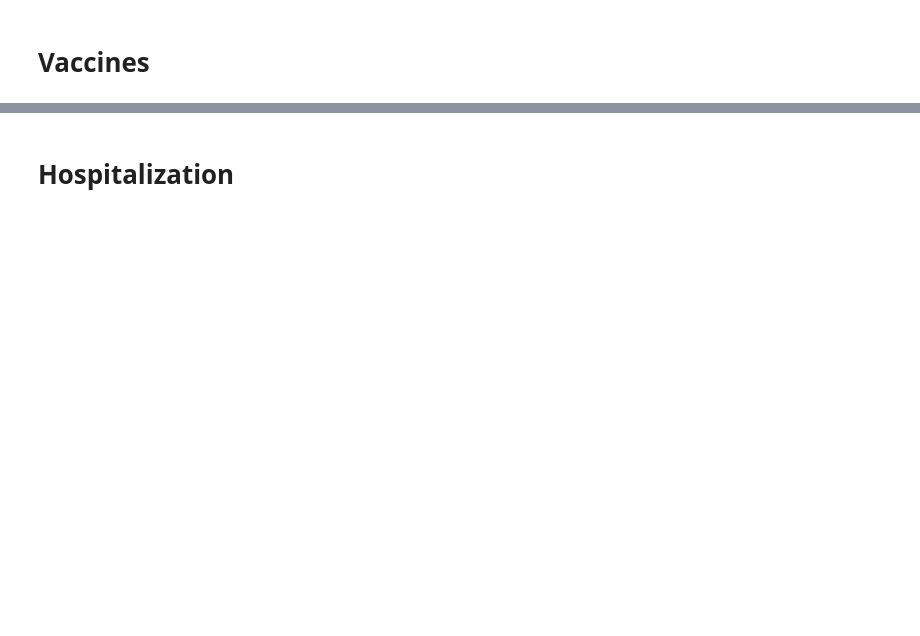
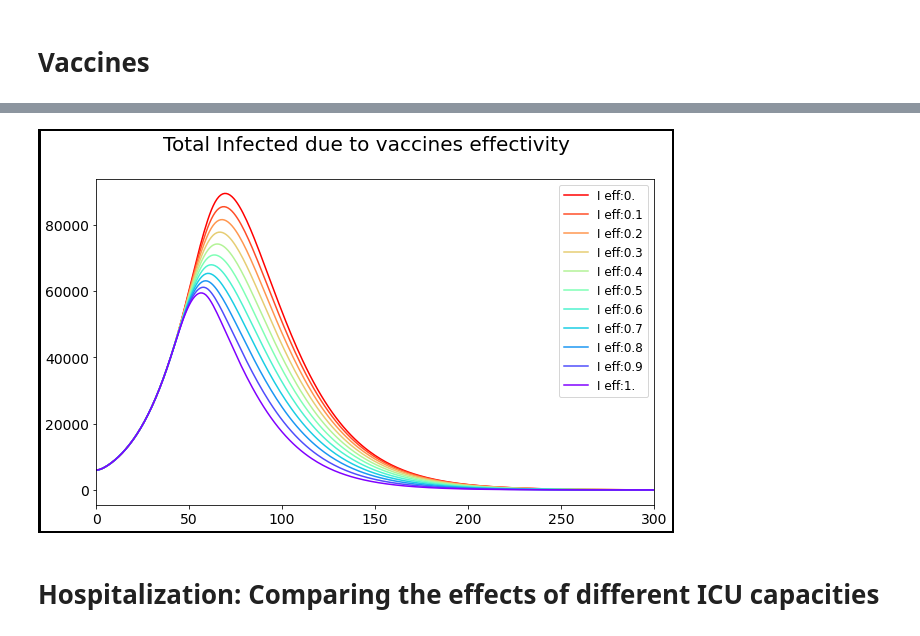
Before and after one commit to DLab/covid19geomodeller, a Jupyter notebook: Examples/SEIRHVD.ipynb, the cells around one changed output, grey strips where cells are left out. Drawn from its saved outputs; the diff is of its cells as text; code cells hidden in the pictures; blank space fills up the shorter version.

```diff
--- a/Examples/SEIRHVD.ipynb
+++ b/Examples/SEIRHVD.ipynb
@@ -145,17 +180,25 @@ colors = plt.cm.rainbow_r(np.linspace(0,1,len(vac_eff)))
 # %%
+fig, axs = plt.subplots(figsize=(10,6),linewidth=5,edgecolor='black',facecolor="white")
+axs.xaxis.set_tick_params(labelsize=14)
+axs.yaxis.set_tick_params(labelsize=14)
+
+
+colors = plt.cm.rainbow_r(np.linspace(0,1,len(vac_eff)))
 i = 0
 for model_vac in model_vac2:
     #plt.plot(model_vac.t,model_vac.I,label='I with vaccines')
     "{:#.2g}".format(i)
-    plt.plot(model_vac.t,model_vac.I,label='I eff:'+"{:#.1g}".format(model_vac.vac_eff(0)),color=colors[i])
+    axs.plot(model_vac.t,model_vac.I,label='I eff:'+"{:#.1g}".format(model_vac.vac_eff(0)),color=colors[i])
     #plt.plot(model_vac.t,model_vac.Iv,label='Iv eff:'+"{:#.1g}".format(model_vac.v(0)),color=colors[i],linestyle='dashed')
     i+=1
 #plt.plot(np.arange(model_vac.tsim),[Psi(i) for i in np.arange(model_vac.tsim)],color='red',label='Daily Vaccination')
-plt.legend(loc=0)
+axs.legend(loc=0,fontsize=12)
 
-plt.xlim(0,300)
-plt.title('Total Infected due to vaccines effectivity')
+axs.set_xlim(0,300)
+fig.suptitle('Total Infected due to vaccines effectivity',size=20)
 plt.show()
+# %% [output]
+[figure, added]
-# %% [markdown]
-# Hospitalization
+# %% [markdown]
+# Hospitalization: Comparing the effects of different ICU capacities
 # %%
```
Also changed, not shown: parts of 54 cells of this notebook.
